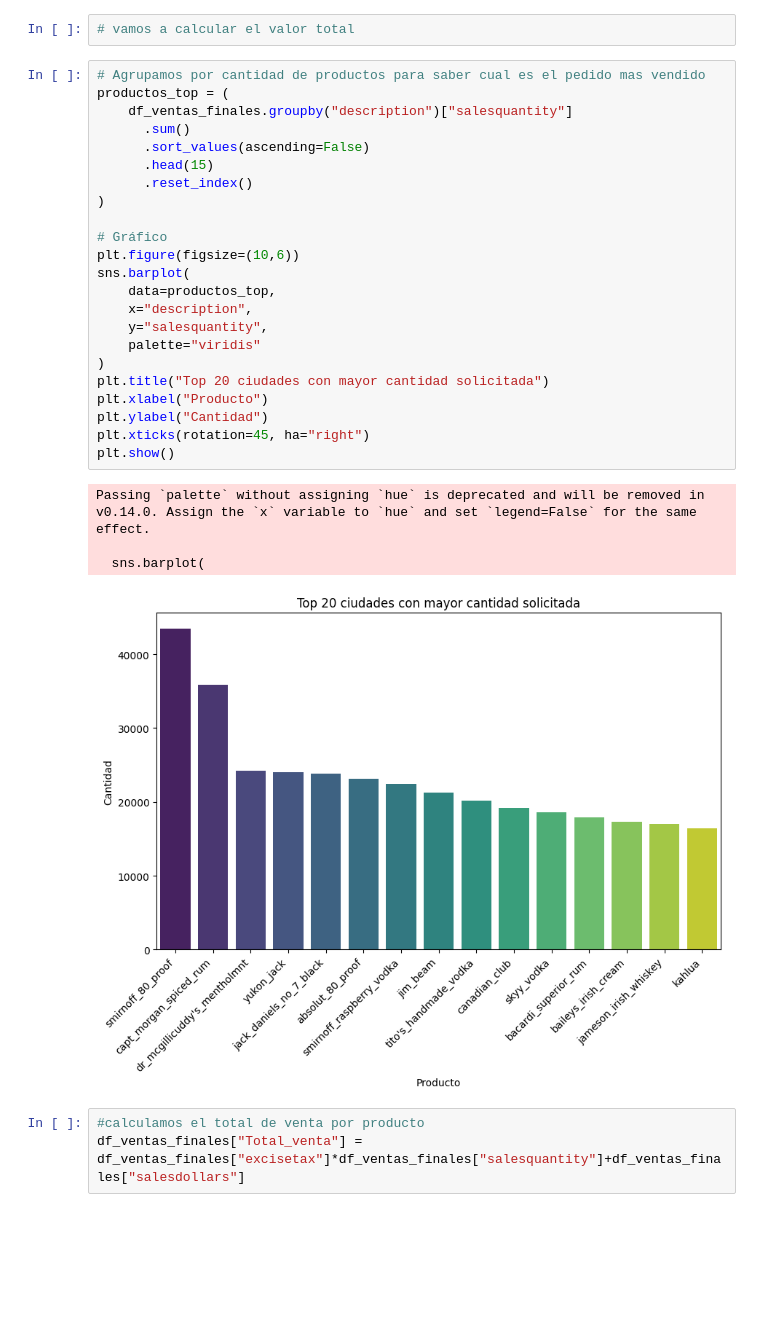
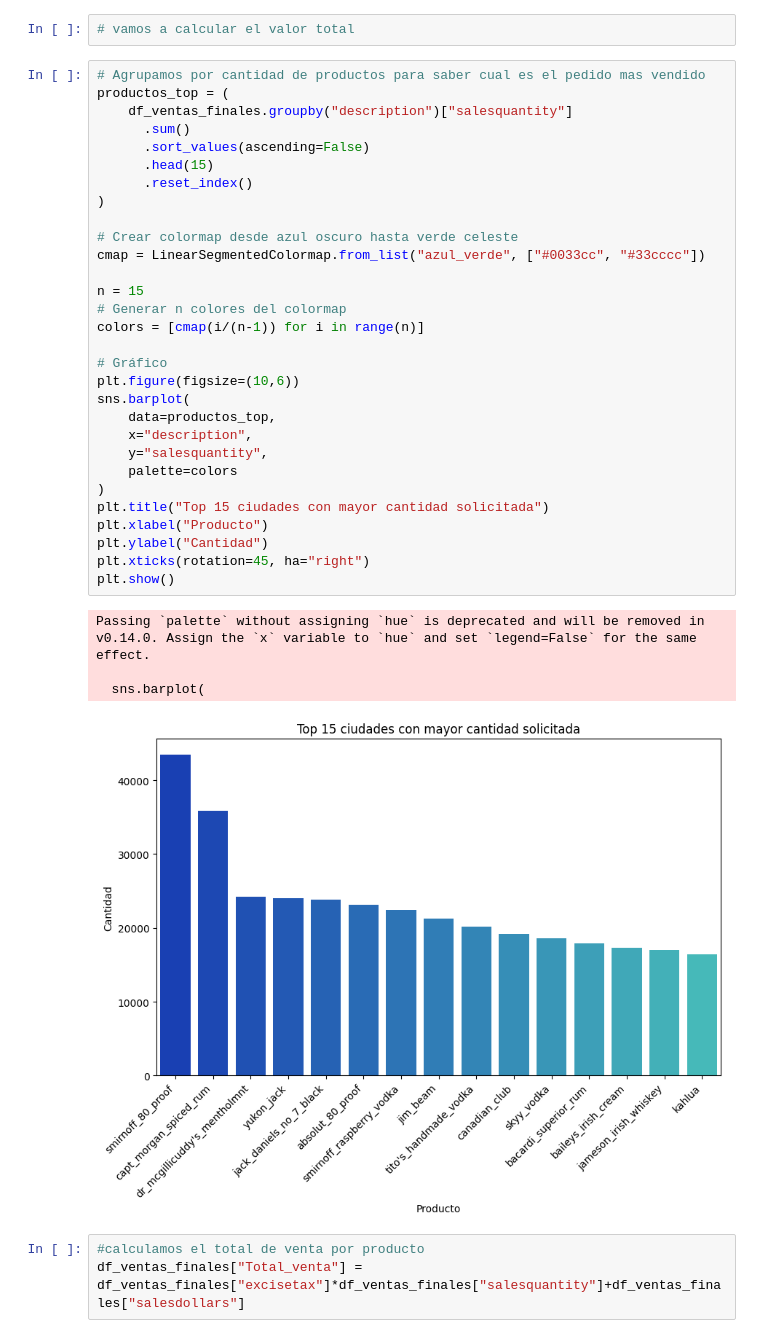
Before and after one commit to dssuarezca/PF-Inventory, a Jupyter notebook: EDA/generacion_graficos.ipynb, the cells around one changed output. Saved outputs shown, nothing was run; the diff lists cells and outputs as text; blank space fills up the shorter version.

```diff
--- a/EDA/generacion_graficos.ipynb
+++ b/EDA/generacion_graficos.ipynb
@@ -373,31 +417,38 @@ df_ventas_finales = pd.read_csv("F:\ \Documentos\PF Inventory\data clean\\ventas
 # %%
 # Agrupamos por cantidad de productos para saber cual es el pedido mas vendido
 productos_top = (
     df_ventas_finales.groupby("description")["salesquantity"]
       .sum()
       .sort_values(ascending=False)
       .head(15)
       .reset_index()
 )
 
+# Crear colormap desde azul oscuro hasta verde celeste
+cmap = LinearSegmentedColormap.from_list("azul_verde", ["#0033cc", "#33cccc"])
+
+n = 15
+# Generar n colores del colormap
+colors = [cmap(i/(n-1)) for i in range(n)]
+
 # Gráfico
 plt.figure(figsize=(10,6))
 sns.barplot(
     data=productos_top,
     x="description",
     y="salesquantity",
-    palette="viridis"
+    palette=colors
 )
-plt.title("Top 20 ciudades con mayor cantidad solicitada")
+plt.title("Top 15 ciudades con mayor cantidad solicitada")
 plt.xlabel("Producto")
 plt.ylabel("Cantidad")
 plt.xticks(rotation=45, ha="right")
 plt.show()
 # %% [output]
 Passing `palette` without assigning `hue` is deprecated and will be removed in v0.14.0. Assign the `x` variable to `hue` and set `legend=False` for the same effect.
 
   sns.barplot(
-[figure, old version]
+[figure, new version]
 # %%
 #calculamos el total de venta por producto
 df_ventas_finales["Total_venta"] = df_ventas_finales["excisetax"]*df_ventas_finales["salesquantity"]+df_ventas_finales["salesdollars"]
```
Also changed, not shown: parts of 7 cells of this notebook.
